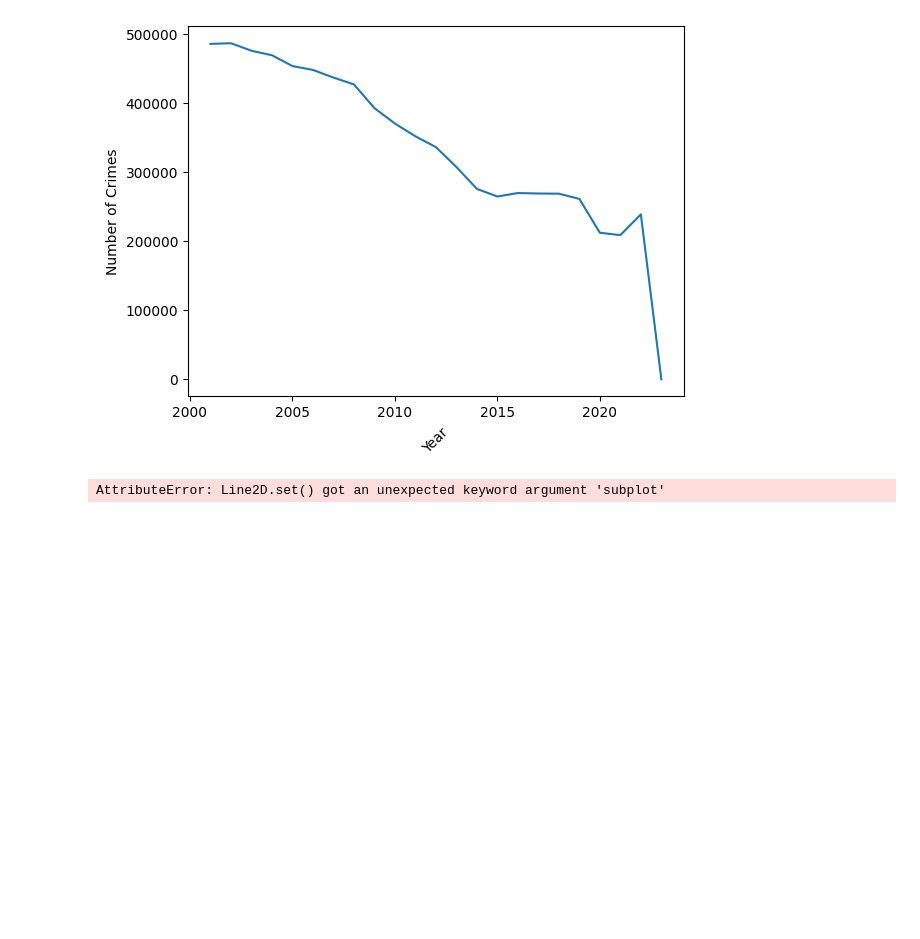
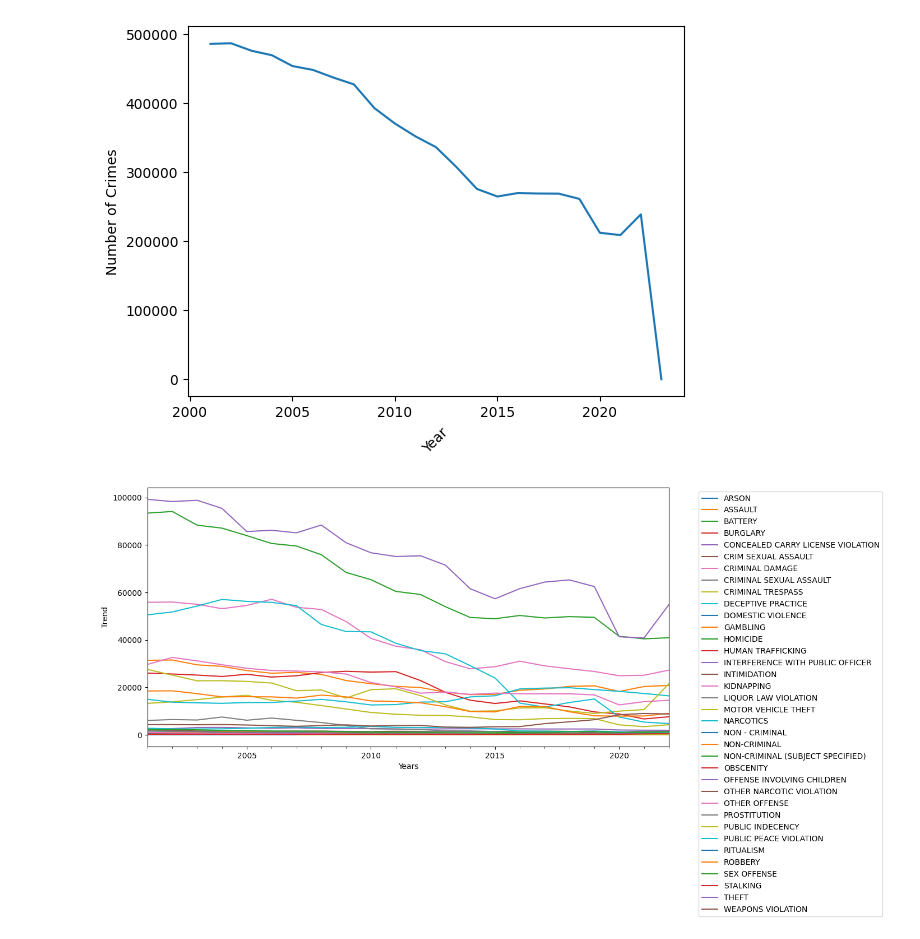
Before and after one commit to Hibashanti/Time-Series-Analysis, a Jupyter notebook: Chicago_Crimes_Core.ipynb, the cells around one changed output. Cells and saved outputs as stored; diff of their text form; code cells hidden in the pictures.

```diff
--- a/Chicago_Crimes_Core.ipynb
+++ b/Chicago_Crimes_Core.ipynb
@@ -152,11 +152,14 @@ Text(0, 0.5, 'Number of Crimes')
 # %%
 #Are there any individual crimes that are doing the opposite (e.g., decreasing when overall crime is increasing or vice-versa)?
 # 1- define the individual crimes during the years
-individual_crimes= df["Primary Type"].resample("YE").size()
+time_bucket=pd.Grouper(freq="YE")
+individual_crimes=df.groupby(["Primary Type", time_bucket]).size()
-# %%
-#fig, ax=plt.subplots()
-#sns.lineplot(x=individual_crimes.index.year, y=individual_crimes.values, subplots=True)
-ax=individual_crimes.plot(subplot=True)
-# %% [output]
-AttributeError: Line2D.set() got an unexpected keyword argument 'subplot'
-[figure, removed]
+# %%
+#fig, ax=plt.subplots()
+unstacked=individual_crimes.unstack(level=0)
+individual_trend=unstacked.plot(figsize=(12,6))
+individual_trend.set_xlabel("Years")
+individual_trend.set_ylabel("Trend")
+plt.legend(bbox_to_anchor=(1.05,1),loc="upper left");
+# %% [output]
+[figure, added]
```
Also changed, not shown: parts of 1 cell of this notebook.
